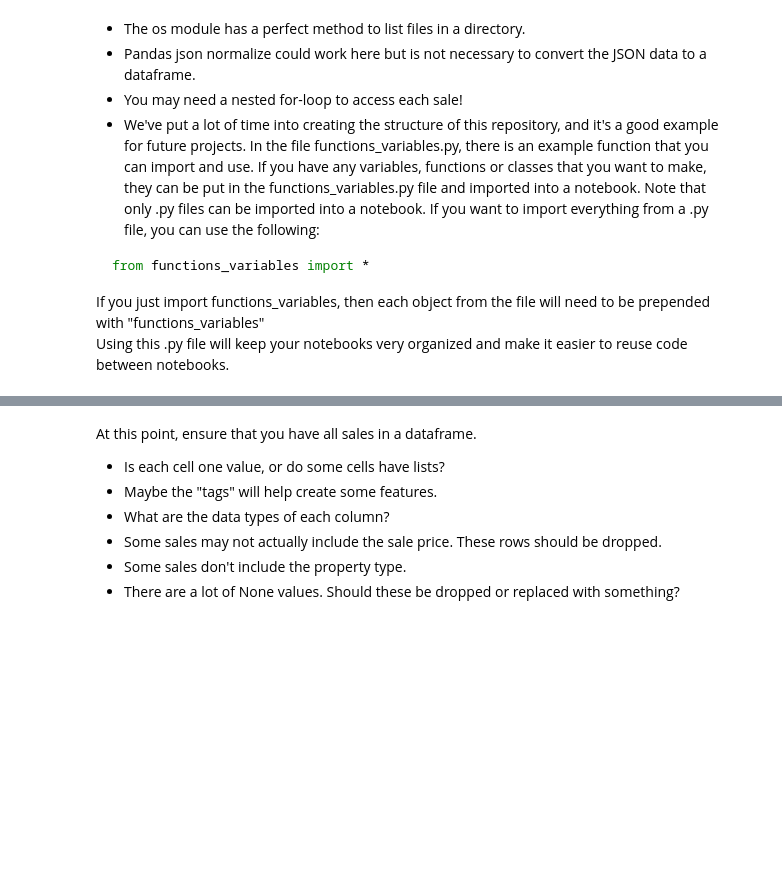
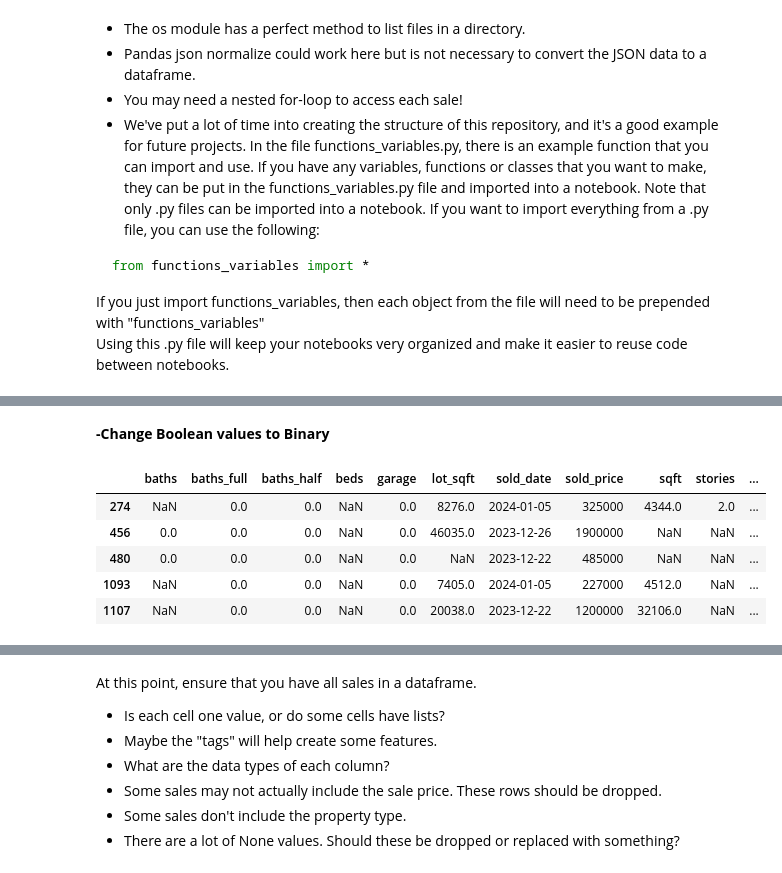
Before and after one commit to tylanoflynn/supervised_learning, a Jupyter notebook: notebooks/EDA.ipynb, the cells around one changed output, grey strips where cells are left out. Saved outputs shown, nothing was run; the diff lists cells and outputs as text; code cells hidden in the pictures; blank space fills up the shorter version.

```diff
--- a/notebooks/EDA.ipynb
+++ b/notebooks/EDA.ipynb
@@ -95,0 +303,24 @@ NameError: name 'binarized' is not defined
+# %%
+#Not obvious what brand name is - I suggest we drop but we could also just try modelling with it left in
+df.drop(columns='brand_name', inplace=True)
+# %%
+#status is always sold so we can drop this
+df.drop(columns='status', inplace=True)
+# %% [markdown]
+**-Change Boolean values to Binary**
+# %%
+df.drop(columns='show_contact_an_agent', inplace=True)
+# %%
+#Do we want to drop the foreclosure column because so few data points exist?
+df.drop(columns='is_foreclosure', inplace=True)
+#Alternatively we can just fill thse values null values with False
+# %%
+# print(df.info())
+df[df['beds'].isna()].head()
+# %% [output]
+|  | baths | baths_full | baths_half | beds | garage | lot_sqft | sold_date | sold_price | sqft | stories | ... |
+| 274 | NaN | 0.0 | 0.0 | NaN | 0.0 | 8276.0 | 2024-01-05 | 325000 | 4344.0 | 2.0 | ... |
+| 456 | 0.0 | 0.0 | 0.0 | NaN | 0.0 | 46035.0 | 2023-12-26 | 1900000 | NaN | NaN | ... |
+| 480 | 0.0 | 0.0 | 0.0 | NaN | 0.0 | NaN | 2023-12-22 | 485000 | NaN | NaN | ... |
+| 1093 | NaN | 0.0 | 0.0 | NaN | 0.0 | 7405.0 | 2024-01-05 | 227000 | 4512.0 | NaN | ... |
+| 1107 | NaN | 0.0 | 0.0 | NaN | 0.0 | 20038.0 | 2023-12-22 | 1200000 | 32106.0 | NaN | ... |
```
Also changed, not shown: parts of 54 cells of this notebook.
